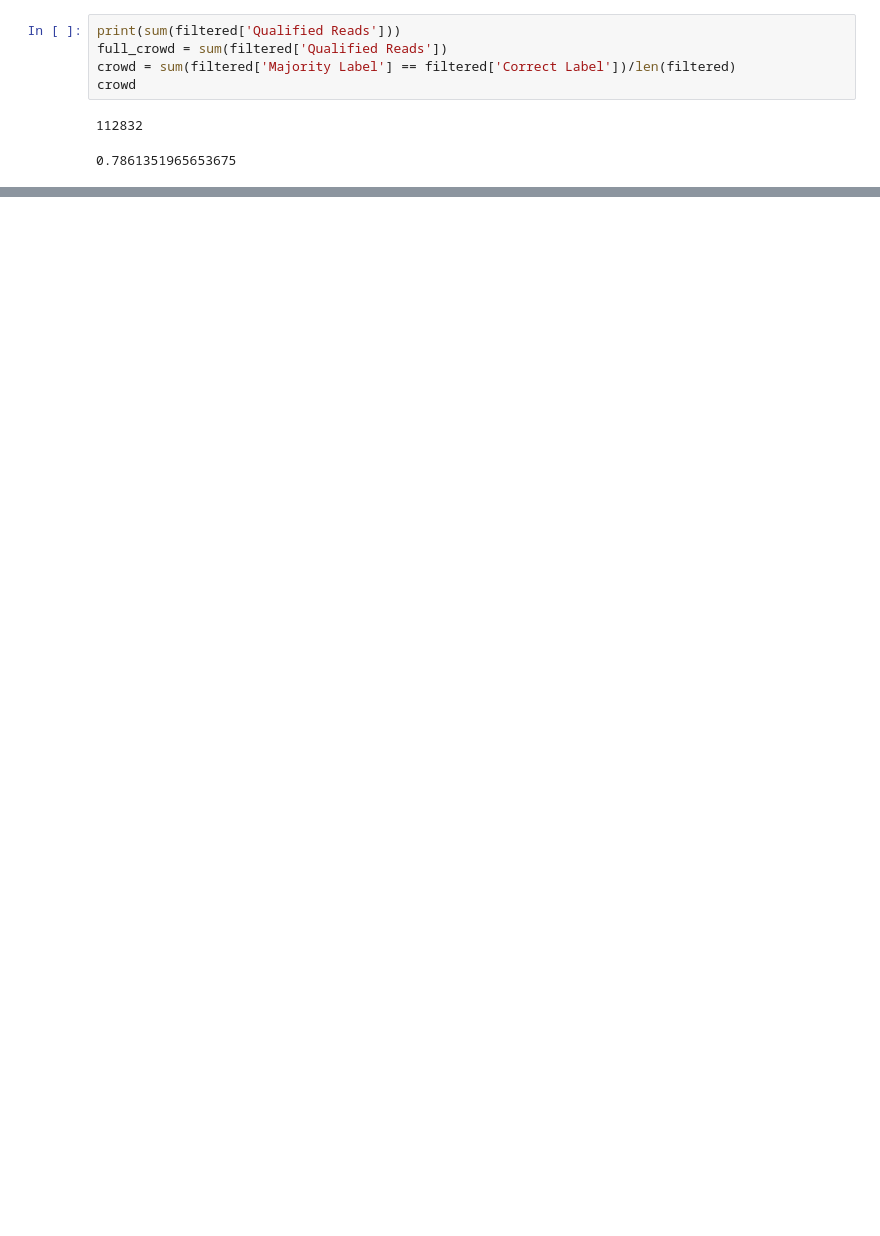
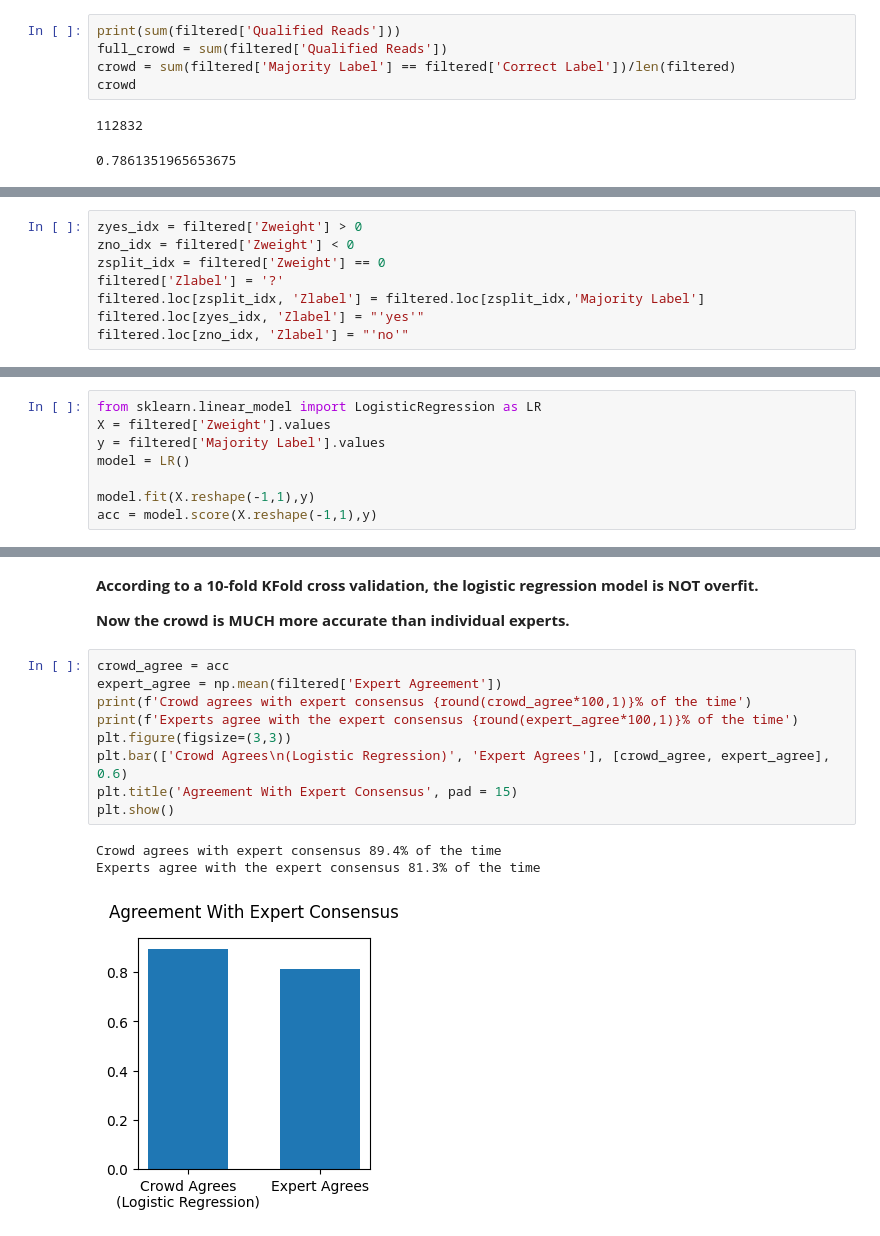
Before and after one commit to Pschnizer/OpenAvenues, a Jupyter notebook: Work.ipynb, the cells around one changed output, grey strips where cells are left out. Cells and saved outputs as stored; diff of their text form; blank space fills up the shorter version.

```diff
--- a/Work.ipynb
+++ b/Work.ipynb
@@ -533,0 +586,8 @@ plt.show()
+# %%
+zyes_idx = filtered['Zweight'] > 0
+zno_idx = filtered['Zweight'] < 0
+zsplit_idx = filtered['Zweight'] == 0
+filtered['Zlabel'] = '?'
+filtered.loc[zsplit_idx, 'Zlabel'] = filtered.loc[zsplit_idx,'Majority Label']
+filtered.loc[zyes_idx, 'Zlabel'] = "'yes'"
+filtered.loc[zno_idx, 'Zlabel'] = "'no'"
@@ -533,0 +612,8 @@ plt.show()
+# %%
+from sklearn.linear_model import LogisticRegression as LR
+X = filtered['Zweight'].values
+y = filtered['Majority Label'].values
+model = LR()
+
+model.fit(X.reshape(-1,1),y)
+acc = model.score(X.reshape(-1,1),y)
@@ -533,0 +640,17 @@ plt.show()
+# %% [markdown]
+**According to a 10-fold KFold cross validation, the logistic regression model is NOT overfit.**
+
+**Now the crowd is MUCH more accurate than individual experts.**
+# %%
+crowd_agree = acc
+expert_agree = np.mean(filtered['Expert Agreement'])
+print(f'Crowd agrees with expert consensus {round(crowd_agree*100,1)}% of the time')
+print(f'Experts agree with the expert consensus {round(expert_agree*100,1)}% of the time')
+plt.figure(figsize=(3,3))
+plt.bar(['Crowd Agrees\n(Logistic Regression)', 'Expert Agrees'], [crowd_agree, expert_agree], 0.6)
+plt.title('Agreement With Expert Consensus', pad = 15)
+plt.show()
+# %% [output]
+Crowd agrees with expert consensus 89.4% of the time
+Experts agree with the expert consensus 81.3% of the time
+[figure, added]
```
Also changed, not shown: parts of 20 cells of this notebook.
